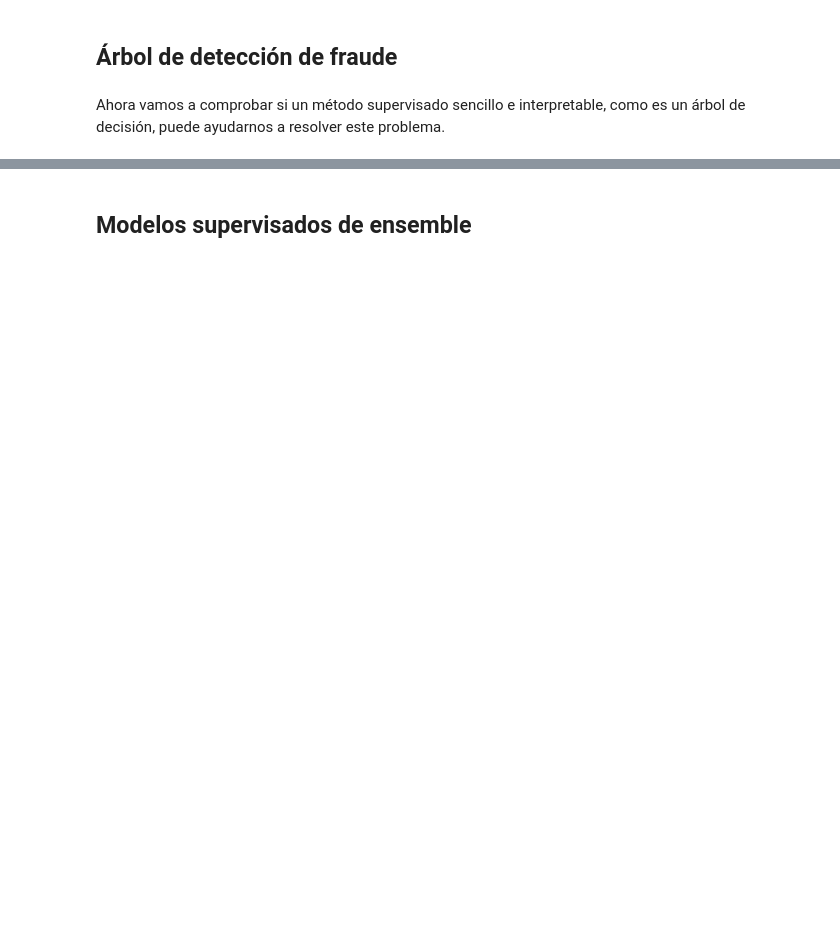
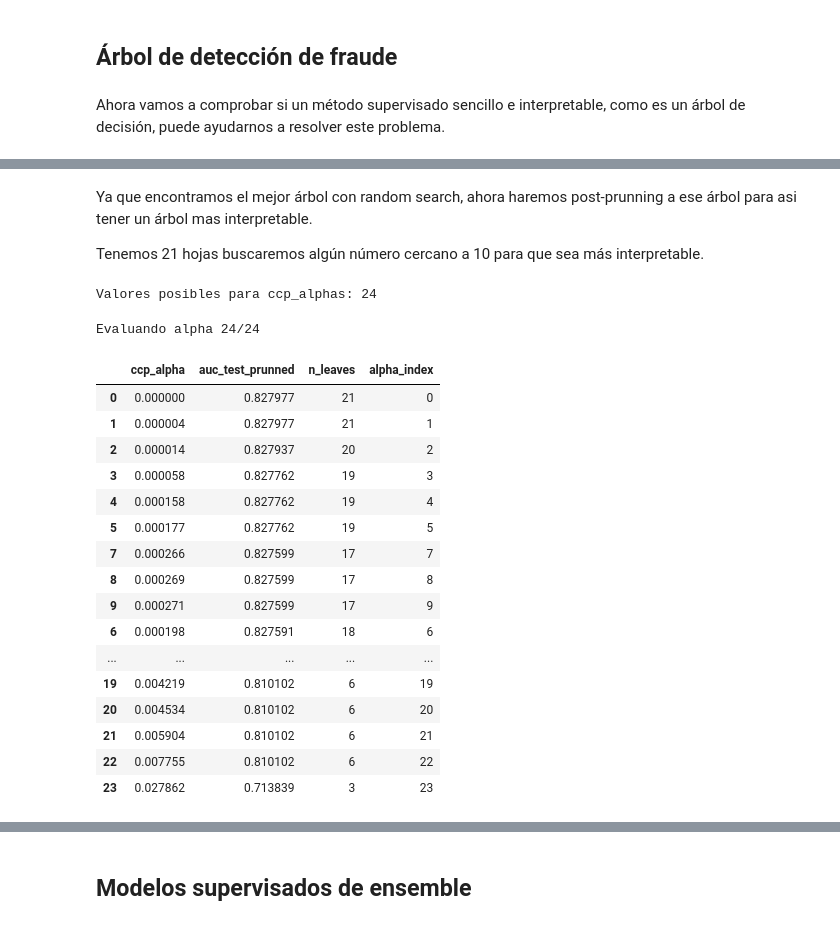
Before and after one commit to danielhuarita/decision_tree_ensembles, a Jupyter notebook: code/fraudDetection_student.ipynb, the cells around one changed output, grey strips where cells are left out. Drawn from its saved outputs; the diff is of its cells as text; code cells hidden in the pictures; blank space fills up the shorter version.

```diff
--- a/code/fraudDetection_student.ipynb
+++ b/code/fraudDetection_student.ipynb
@@ -1250,0 +1356,6 @@ Ahora vamos a comprobar si un método supervisado sencillo e interpretable, como
+# %%
+# Creamos el modelo de clasificación
+tree = DecisionTreeClassifier(
+    random_state=42,
+    class_weight='balanced'
+)
@@ -1250,0 +1404,68 @@ Ahora vamos a comprobar si un método supervisado sencillo e interpretable, como
+# %% [markdown]
+Ya que encontramos el mejor árbol con random search, ahora haremos post-prunning a ese árbol para asi tener un árbol mas interpretable.
+
+Tenemos 21 hojas buscaremos algún número cercano a 10 para que sea más interpretable.
+# %%
+# Generamos los pesos de las muestras para el conjunto de entrenamiento utilizando la función compute_sample_weight
+weights = compute_sample_weight(class_weight='balanced', y=y_train)
+
+# Utilizamos el método cost_complexity_pruning_path para obtener los valores de ccp_alpha para el mejor modelo encontrado
+path = best_model.cost_complexity_pruning_path(x_train, y_train, sample_weight=weights)
+ccp_alphas = path.ccp_alphas
+
+print('Valores posibles para ccp_alphas:', len(ccp_alphas))
+# %% [output]
+Valores posibles para ccp_alphas: 24
+# %%
+alpha_evaluation = []
+for i, alpha in enumerate(ccp_alphas):
+    print(f'Evaluando alpha {i+1}/{len(ccp_alphas)}', end='\r')
+    # Creamos el modelo de clasificación
+    prunned_tree = DecisionTreeClassifier(
+        random_state=42,
+        class_weight='balanced',
+        min_samples_leaf=300,
+        max_features=None,
+        max_depth=5,
+        criterion='gini',
+        ccp_alpha=alpha
+    )
+
+    # Entrenamos el modelo con los mejores hiperparámetros encontrados
+    prunned_tree.fit(x_train, y_train)
+
+    # Evaluamos el modelo podado en el conjunto de prueba
+    y_proba_prunned = prunned_tree.predict_proba(x_test)[:, 1]
+    auc_prunned = roc_auc_score(y_test, y_proba_prunned)
+    n_leaves = prunned_tree.get_n_leaves()
+
+    alpha_evaluation.append({'ccp_alpha': alpha,
+                             'auc_test_prunned': auc_prunned,
+                             'n_leaves': n_leaves,
+                             'alpha_index': i}
+                            )
+
+# Transformamos la lista de diccionarios en un DataFrame para facilitar su análisis
+alpha_evaluation = pd.DataFrame(alpha_evaluation)
+
+# Revisamos los resultados de la evaluación de los diferentes valores de ccp_alpha
+alpha_evaluation.sort_values(by=['auc_test_prunned','n_leaves'], ascending=[False,True])
+# %% [output]
+Evaluando alpha 24/24
+|  | ccp_alpha | auc_test_prunned | n_leaves | alpha_index |
+| 0 | 0.000000 | 0.827977 | 21 | 0 |
+| 1 | 0.000004 | 0.827977 | 21 | 1 |
+| 2 | 0.000014 | 0.827937 | 20 | 2 |
+| 3 | 0.000058 | 0.827762 | 19 | 3 |
+| 4 | 0.000158 | 0.827762 | 19 | 4 |
+| 5 | 0.000177 | 0.827762 | 19 | 5 |
+| 7 | 0.000266 | 0.827599 | 17 | 7 |
+| 8 | 0.000269 | 0.827599 | 17 | 8 |
+| 9 | 0.000271 | 0.827599 | 17 | 9 |
+| 6 | 0.000198 | 0.827591 | 18 | 6 |
+| ... | ... | ... | ... | ... |
+| 19 | 0.004219 | 0.810102 | 6 | 19 |
+| 20 | 0.004534 | 0.810102 | 6 | 20 |
+| 21 | 0.005904 | 0.810102 | 6 | 21 |
+| 22 | 0.007755 | 0.810102 | 6 | 22 |
+| 23 | 0.027862 | 0.713839 | 3 | 23 |
```
Also changed, not shown: parts of 26 cells of this notebook.
